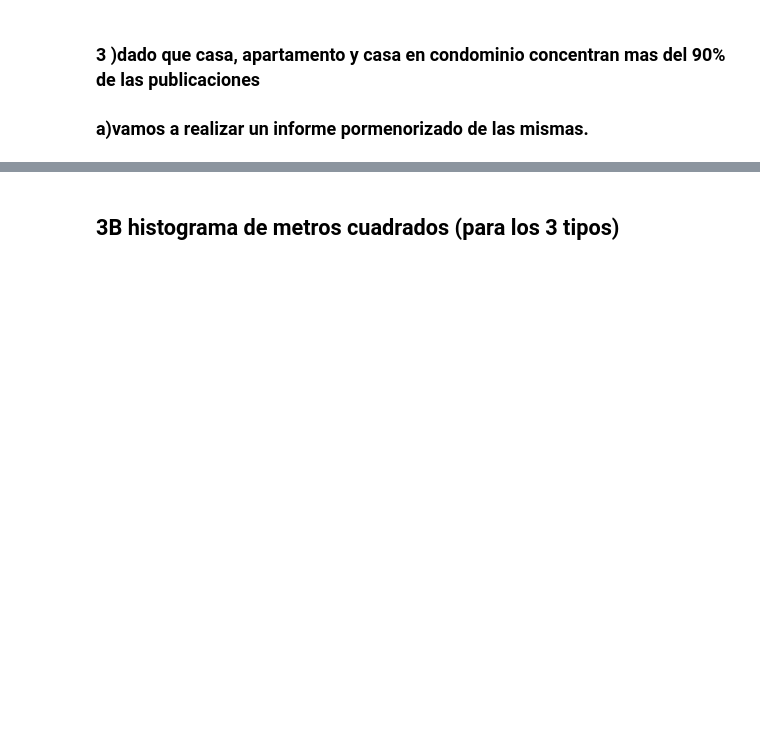
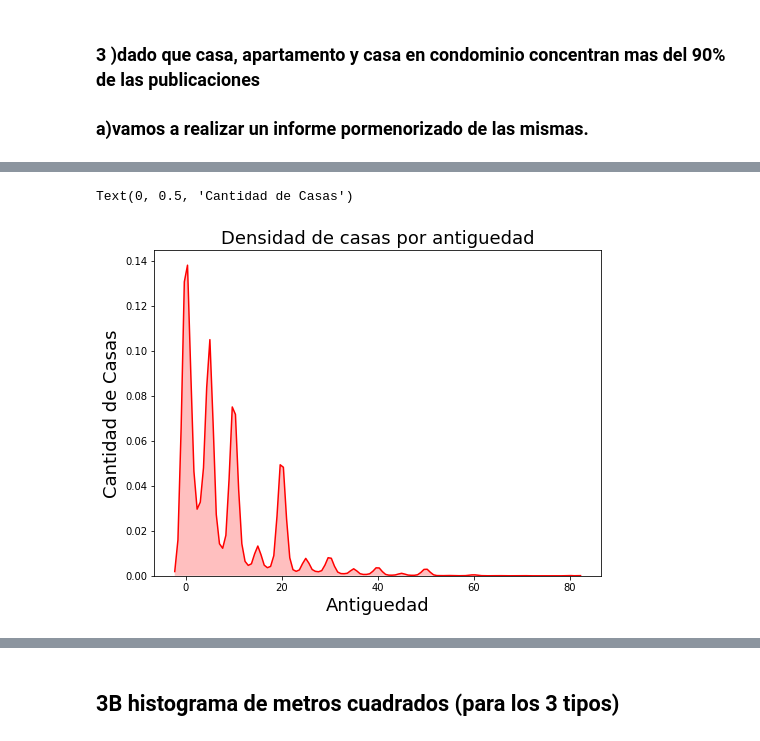
Before and after one commit to josetec1/DatosG29, a Jupyter notebook: 01 TipoInmuebles.ipynb, the cells around one changed output, grey strips where cells are left out. Cells and saved outputs as stored; diff of their text form; code cells hidden in the pictures; blank space fills up the shorter version.

```diff
--- a/01 TipoInmuebles.ipynb
+++ b/01 TipoInmuebles.ipynb
@@ -581,3 +579,6 @@ Text(0, 0.5, 'Densidad')
 ## Densidad propiedades por antiguedad (comparacion de 3 tipos)
 # %%
 # hay que hacer un grafico de desidad casa x antiguedad, apartamento x antiguedad ......   y luego unir los 3 en un solo grafico
+# %%
+df1 = df.dropna(subset=['antiguedad'])
+casas= df1.loc[df['tipodepropiedad'] == "Casa", :]
@@ -583,0 +605,12 @@ Text(0, 0.5, 'Densidad')
+# %%
+plt.figure(figsize=(8, 6))
+
+
+
+g = sns.distplot(casas["antiguedad"], color='red', bins=50, hist=False, kde_kws={"shade": True})
+g.set_title("Densidad de casas por antiguedad", fontsize=18)
+g.set_xlabel("Antiguedad",fontsize=18)
+g.set_ylabel("Cantidad de Casas", fontsize=18)
+# %% [output]
+Text(0, 0.5, 'Cantidad de Casas')
+[figure, added]
```
Also changed, not shown: parts of 27 cells of this notebook, 3 other files.
